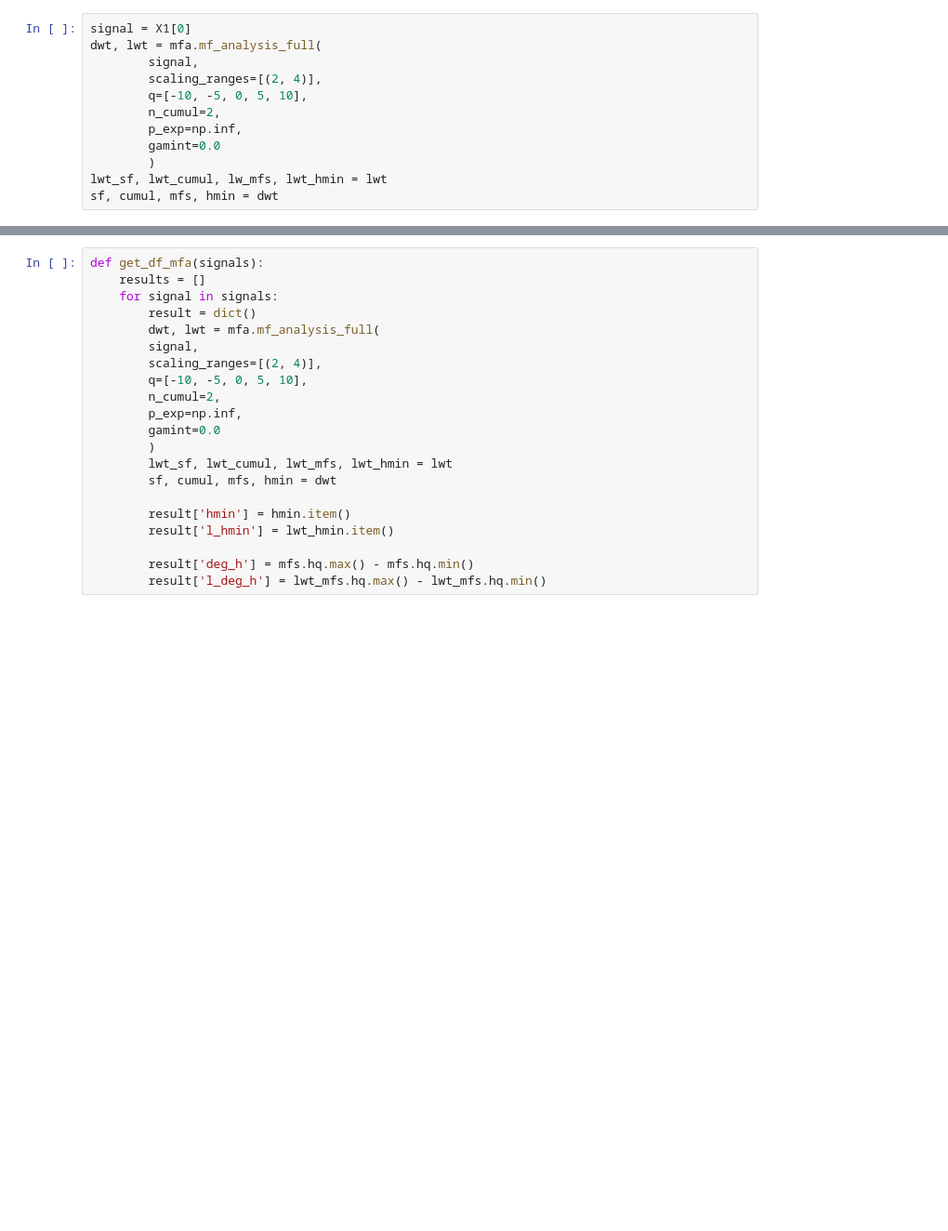
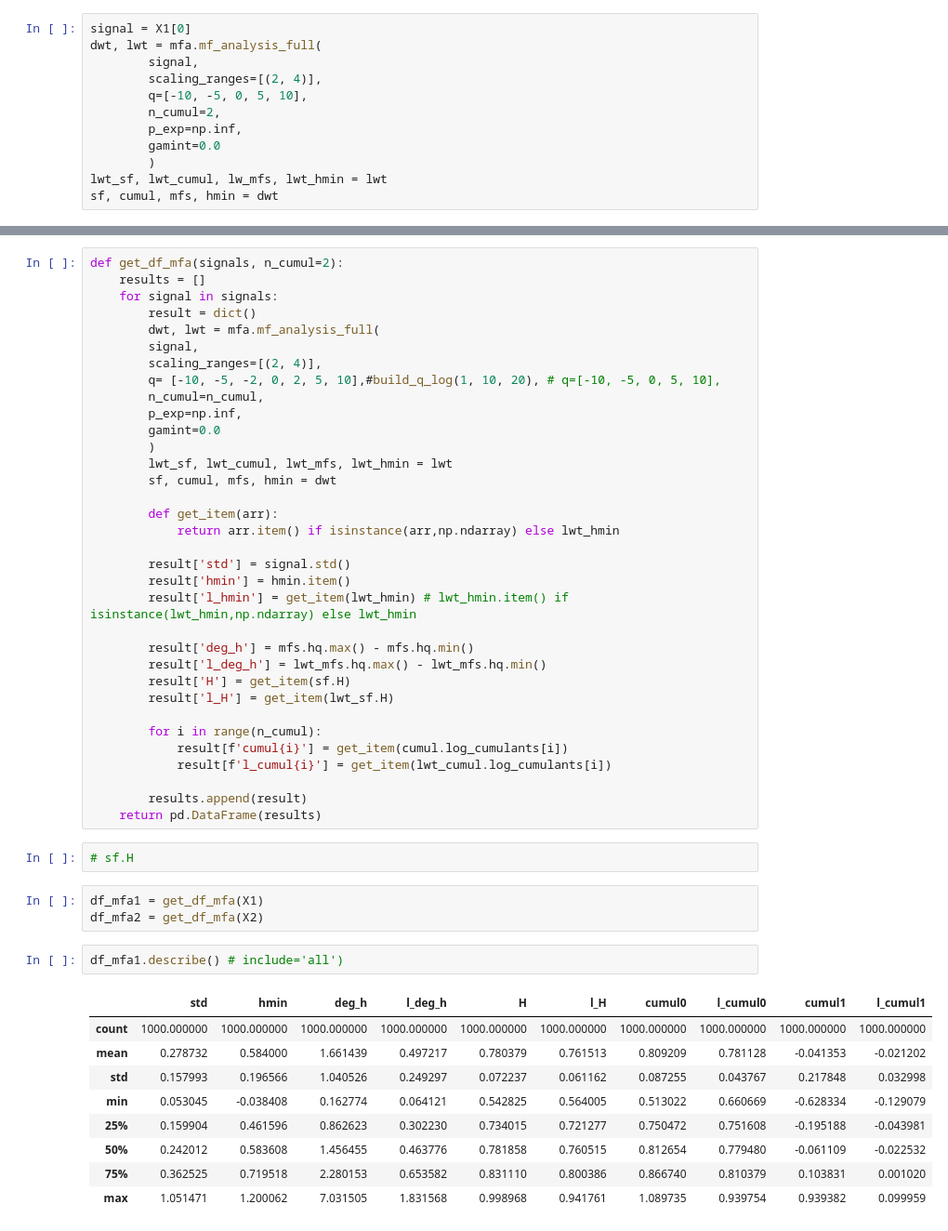
Before and after one commit to AntN21/bits2beat-tests, a Jupyter notebook: compare_hrvs.ipynb, the cells around one changed output, grey strips where cells are left out. Shown at 93% size. Saved outputs shown, nothing was run; the diff lists cells and outputs as text; blank space fills up the shorter version.

```diff
--- a/compare_hrvs.ipynb
+++ b/compare_hrvs.ipynb
@@ -56,21 +63,51 @@ array([[0.11022589]])
 # %%
-def get_df_mfa(signals):
+def get_df_mfa(signals, n_cumul=2):
     results = []
     for signal in signals:
         result = dict()
         dwt, lwt = mfa.mf_analysis_full(
         signal,
         scaling_ranges=[(2, 4)],
-        q=[-10, -5, 0, 5, 10],
-        n_cumul=2,
+        q= [-10, -5, -2, 0, 2, 5, 10],#build_q_log(1, 10, 20), # q=[-10, -5, 0, 5, 10],
+        n_cumul=n_cumul,
         p_exp=np.inf,
         gamint=0.0
         )
         lwt_sf, lwt_cumul, lwt_mfs, lwt_hmin = lwt
         sf, cumul, mfs, hmin = dwt
 
+        def get_item(arr):
+            return arr.item() if isinstance(arr,np.ndarray) else lwt_hmin
+
+        result['std'] = signal.std()
         result['hmin'] = hmin.item()
-        result['l_hmin'] = lwt_hmin.item()
+        result['l_hmin'] = get_item(lwt_hmin) # lwt_hmin.item() if isinstance(lwt_hmin,np.ndarray) else lwt_hmin
 
         result['deg_h'] = mfs.hq.max() - mfs.hq.min()
         result['l_deg_h'] = lwt_mfs.hq.max() - lwt_mfs.hq.min()
+        result['H'] = get_item(sf.H)
+        result['l_H'] = get_item(lwt_sf.H)
+
+        for i in range(n_cumul):
+            result[f'cumul{i}'] = get_item(cumul.log_cumulants[i])
+            result[f'l_cumul{i}'] = get_item(lwt_cumul.log_cumulants[i])
+
+        results.append(result)
+    return pd.DataFrame(results)
+# %%
+# sf.H
+# %%
+df_mfa1 = get_df_mfa(X1)
+df_mfa2 = get_df_mfa(X2)
+# %%
+df_mfa1.describe() # include='all')
+# %% [output]
+|  | std | hmin | deg_h | l_deg_h | H | l_H | cumul0 | l_cumul0 | cumul1 | l_cumul1 |
+| count | 1000.000000 | 1000.000000 | 1000.000000 | 1000.000000 | 1000.000000 | 1000.000000 | 1000.000000 | 1000.000000 | 1000.000000 | 1000.000000 |
+| mean | 0.278732 | 0.584000 | 1.661439 | 0.497217 | 0.780379 | 0.761513 | 0.809209 | 0.781128 | -0.041353 | -0.021202 |
+| std | 0.157993 | 0.196566 | 1.040526 | 0.249297 | 0.072237 | 0.061162 | 0.087255 | 0.043767 | 0.217848 | 0.032998 |
+| min | 0.053045 | -0.038408 | 0.162774 | 0.064121 | 0.542825 | 0.564005 | 0.513022 | 0.660669 | -0.628334 | -0.129079 |
+| 25% | 0.159904 | 0.461596 | 0.862623 | 0.302230 | 0.734015 | 0.721277 | 0.750472 | 0.751608 | -0.195188 | -0.043981 |
+| 50% | 0.242012 | 0.583608 | 1.456455 | 0.463776 | 0.781858 | 0.760515 | 0.812654 | 0.779480 | -0.061109 | -0.022532 |
+| 75% | 0.362525 | 0.719518 | 2.280153 | 0.653582 | 0.831110 | 0.800386 | 0.866740 | 0.810379 | 0.103831 | 0.001020 |
+| max | 1.051471 | 1.200062 | 7.031505 | 1.831568 | 0.998968 | 0.941761 | 1.089735 | 0.939754 | 0.939382 | 0.099959 |
```
Also changed, not shown: parts of 8 cells of this notebook.
